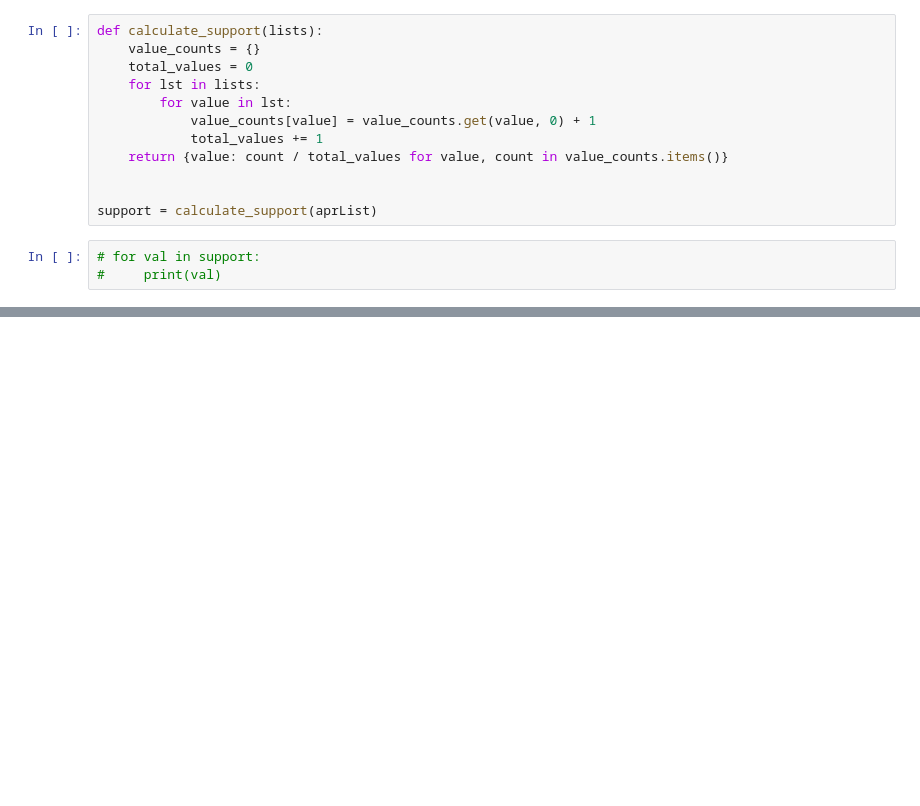
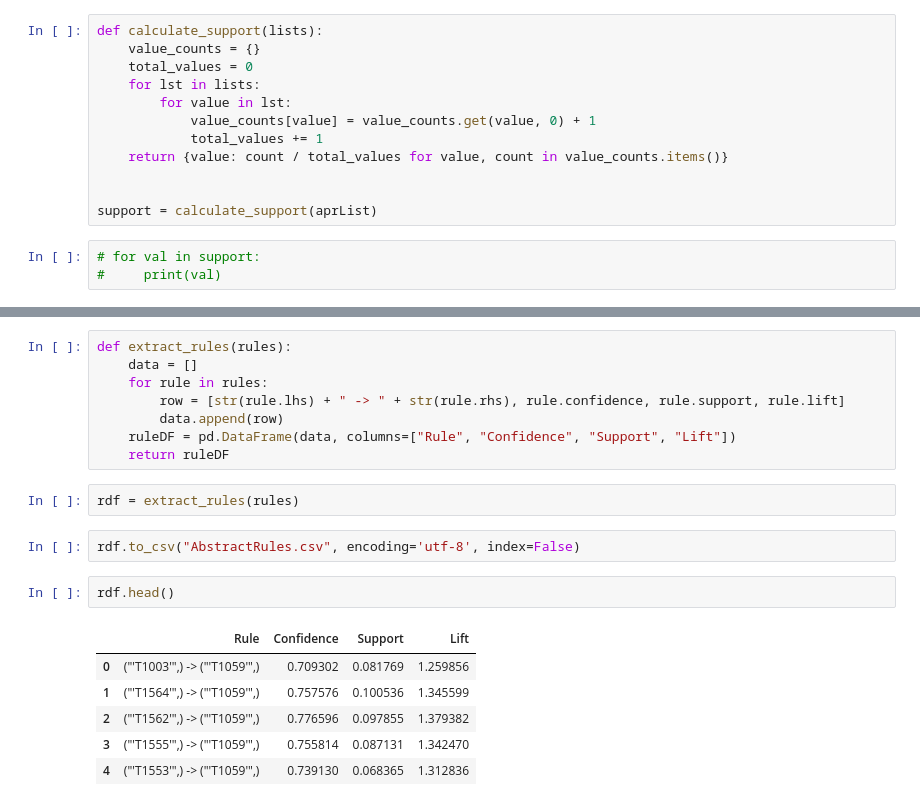
Before and after one commit to metalmulisha205/TTP-Activity-Attack-Graphing, a Jupyter notebook: TTP_AAG.ipynb, the cells around one changed output, grey strips where cells are left out. Cells and saved outputs as stored; diff of their text form; blank space fills up the shorter version.

Commit message:
working with data

```diff
--- a/TTP_AAG.ipynb
+++ b/TTP_AAG.ipynb
@@ -307,0 +315,21 @@ support = calculate_support(aprList)
+# %%
+def extract_rules(rules):
+    data = []
+    for rule in rules:
+        row = [str(rule.lhs) + " -> " + str(rule.rhs), rule.confidence, rule.support, rule.lift]
+        data.append(row)
+    ruleDF = pd.DataFrame(data, columns=["Rule", "Confidence", "Support", "Lift"])
+    return ruleDF
+# %%
+rdf = extract_rules(rules)
+# %%
+rdf.to_csv("AbstractRules.csv", encoding='utf-8', index=False)
+# %%
+rdf.head()
+# %% [output]
+|  | Rule | Confidence | Support | Lift |
+| 0 | ("'T1003'",) -> ("'T1059'",) | 0.709302 | 0.081769 | 1.259856 |
+| 1 | ("'T1564'",) -> ("'T1059'",) | 0.757576 | 0.100536 | 1.345599 |
+| 2 | ("'T1562'",) -> ("'T1059'",) | 0.776596 | 0.097855 | 1.379382 |
+| 3 | ("'T1555'",) -> ("'T1059'",) | 0.755814 | 0.087131 | 1.342470 |
+| 4 | ("'T1553'",) -> ("'T1059'",) | 0.739130 | 0.068365 | 1.312836 |
```
Also changed, not shown: parts of 3 cells of this notebook, 5 other files.
